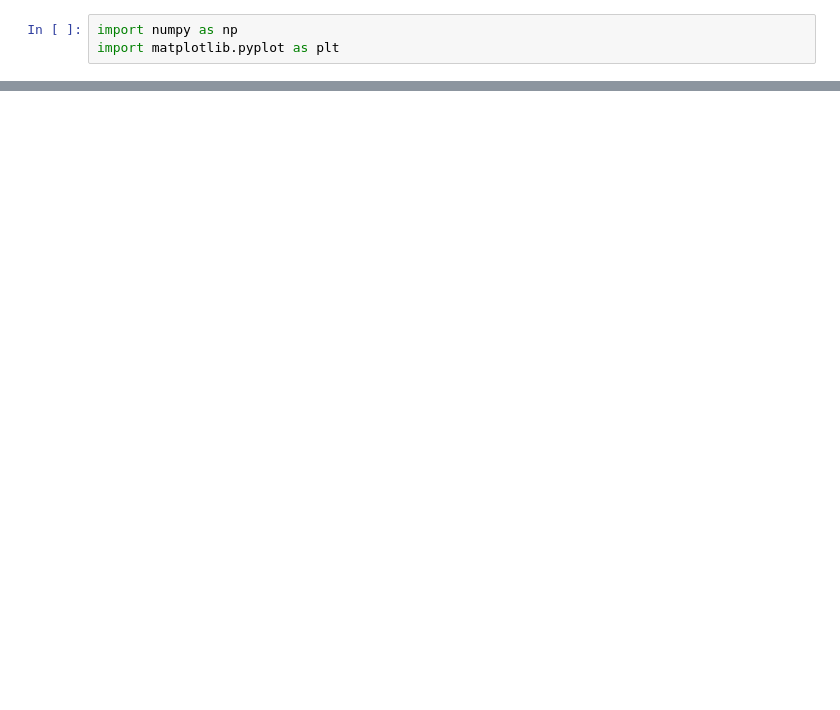
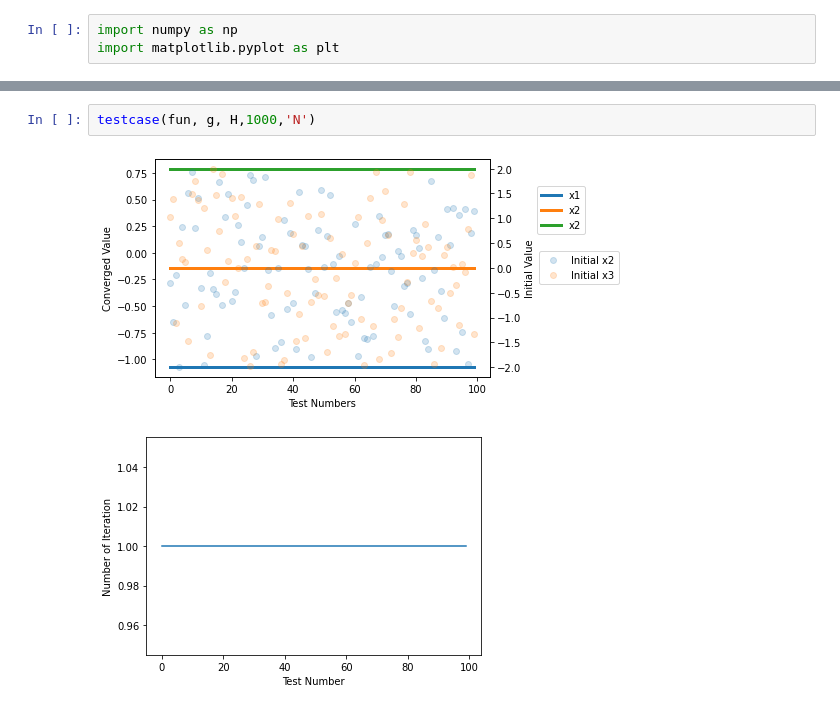
Before and after one commit to siddahant/DESOPT, a Jupyter notebook: converges.ipynb, the cells around one changed output, grey strips where cells are left out. Cells and saved outputs as stored; diff of their text form; blank space fills up the shorter version.

```diff
--- a/converges.ipynb
+++ b/converges.ipynb
@@ -142,0 +169,5 @@ x3 = 0.7857142857142776
+# %%
+testcase(fun, g, H,1000,'N')
+# %% [output]
+[figure, added]
+[figure, added]
```
Also changed, not shown: parts of 11 cells of this notebook.
